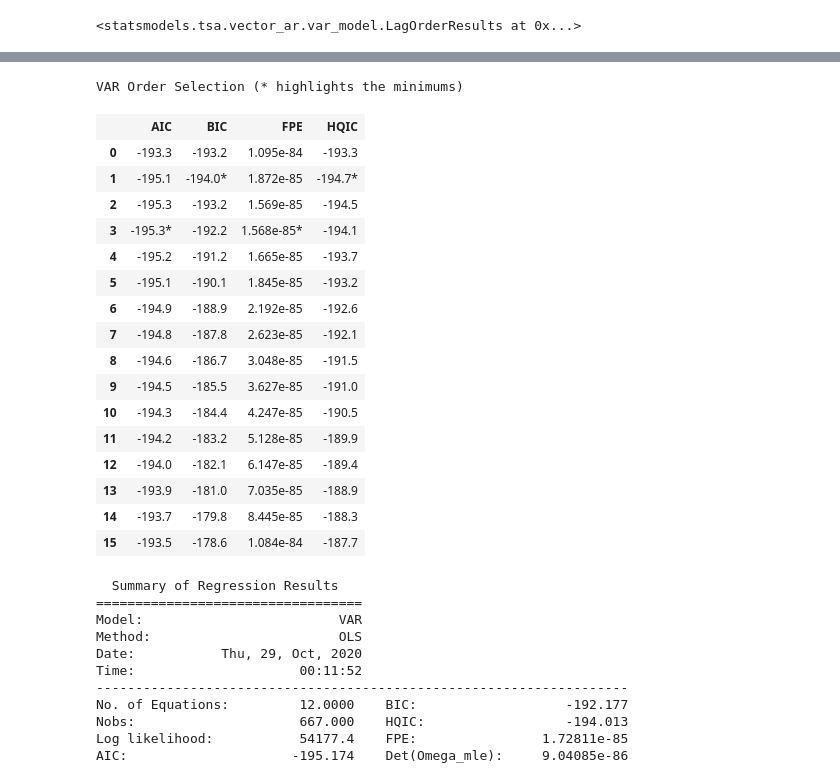
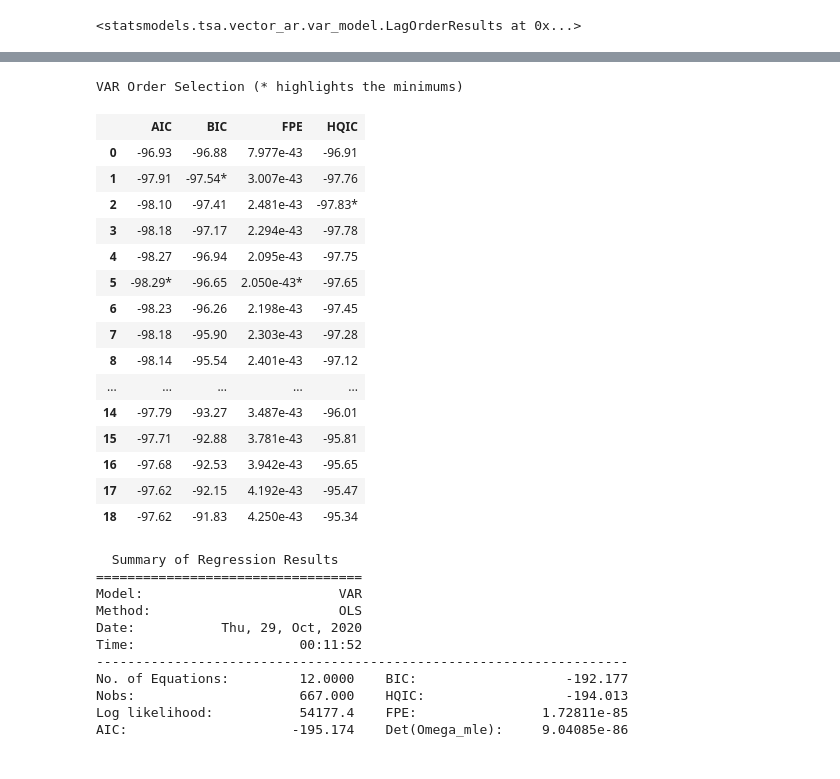
Before and after one commit to jyyskywalker/liquidity, a Jupyter notebook: code/full_process.ipynb, the cells around one changed output, grey strips where cells are left out. Cells and saved outputs as stored; diff of their text form; code cells hidden in the pictures.

```diff
--- a/code/full_process.ipynb
+++ b/code/full_process.ipynb
@@ -153,6 +149,9 @@ class var_lag_order():
 
 
     def judge_percent(self, test):
+        '''
+        添加可以选择置信度的功能
+        '''
         if test:
             if test[0]<=test[4]['1%']:
                 return '1%'
@@ -164,9 +163,12 @@ class var_lag_order():
                 return None
         return None
 
-    def test_stationary(self):
+    def test_stationary(self, degree='1%'):
         '''
         都是在 1% 的水平条件下满足
+
+        Args:
+            degree: 置信度，1%，5%，10%三种
         '''
         self.column_list = [column for column in self.initial_data]
         self.column_test = {}
@@ -177,10 +179,29 @@ class var_lag_order():
             self.column_test[column] = temp_list
         test_list_1 = []
         test_list_2 = []
-        for i in range(int(len(self.column_list)/2)):
-            if self.column_test[self.column_list[i]][1]=='1%' and self.column_test[self.column_list[i+int(len(self.column_list)/2)]][1]=='1%':
-                test_list_1.append(self.column_list[i])
-                test_list_2.append(self.column_list[i+int(len(self.column_list)/2)])
+        if degree=='1%':
+            for i in range(int(len(self.column_list)/2)):
+                temp1 = self.column_test[self.column_list[i]][1]
+                temp2 = self.column_test[self.column_list[i+int(len(self.column_list)/2)]][1]
+                if (temp1=='1%') and (temp2=='1%'):
+                    test_list_1.append(self.column_list[i])
+                    test_list_2.append(self.column_list[i+int(len(self.column_list)/2)])
+        elif degree=='5%':
+            for i in range(int(len(self.column_list)/2)):
+                temp1 = self.column_test[self.column_list[i]][1]
+                temp2 = self.column_test[self.column_list[i+int(len(self.column_list)/2)]][1]
+                if (temp1=='1%' or temp1=='5%') and (temp2=='1%' or temp2=='5%'):
+                    test_list_1.append(self.column_list[i])
+                    test_list_2.append(self.column_list[i+int(len(self.column_list)/2)])
+        elif degree=='10%':
+            for i in range(int(len(self.column_list)/2)):
+                temp1 = self.column_test[self.column_list[i]][1]
+                temp2 = self.column_test[self.column_list[i+int(len(self.column_list)/2)]][1]
+                if (temp1=='1%' or temp1=='5%' or temp1=='10%') and (temp2=='1%' or temp2=='5%' or temp2=='10%'):
+                    test_list_1.append(self.column_list[i])
+                    test_list_2.append(self.column_list[i+int(len(self.column_list)/2)])
+        else:
+            print('degree selection false')
         self.column_list = test_list_1+test_list_2
         self.process_data = self.initial_data[self.column_list]
 
@@ -210,7 +231,7 @@ class var_lag_order():
         对每个数据变量进行 Granger 因果性检验
         '''
 # %%
-data = pd.read_csv('stock.csv', index_col = 0)
+data = pd.read_csv('stock2.csv', index_col = 0)
 # %%
 varlag = var_lag_order(data)
 # %%
@@ -254,3 +295,6 @@ model = VAR(varlag.process_data)
 model.select_order(15)
 # %% [output]
 <statsmodels.tsa.vector_ar.var_model.LagOrderResults at 0x...>
+# %%
+result = model.fit()
+result.summary()
@@ -257,25 +319,24 @@ model.select_order(15)
 # %%
-result = model.select_order(15)
+result = model.select_order()
 result.summary()
 # %% [output]
 VAR Order Selection (* highlights the minimums)
 |  | AIC | BIC | FPE | HQIC |
-| 0 | -193.3 | -193.2 | 1.095e-84 | -193.3 |
-| 1 | -195.1 | -194.0* | 1.872e-85 | -194.7* |
-| 2 | -195.3 | -193.2 | 1.569e-85 | -194.5 |
-| 3 | -195.3* | -192.2 | 1.568e-85* | -194.1 |
-| 4 | -195.2 | -191.2 | 1.665e-85 | -193.7 |
-| 5 | -195.1 | -190.1 | 1.845e-85 | -193.2 |
-| 6 | -194.9 | -188.9 | 2.192e-85 | -192.6 |
-| 7 | -194.8 | -187.8 | 2.623e-85 | -192.1 |
-| 8 | -194.6 | -186.7 | 3.048e-85 | -191.5 |
-| 9 | -194.5 | -185.5 | 3.627e-85 | -191.0 |
-| 10 | -194.3 | -184.4 | 4.247e-85 | -190.5 |
-| 11 | -194.2 | -183.2 | 5.128e-85 | -189.9 |
-| 12 | -194.0 | -182.1 | 6.147e-85 | -189.4 |
-| 13 | -193.9 | -181.0 | 7.035e-85 | -188.9 |
-| 14 | -193.7 | -179.8 | 8.445e-85 | -188.3 |
-| 15 | -193.5 | -178.6 | 1.084e-84 | -187.7 |
+| 0 | -96.93 | -96.88 | 7.977e-43 | -96.91 |
+| 1 | -97.91 | -97.54* | 3.007e-43 | -97.76 |
+| 2 | -98.10 | -97.41 | 2.481e-43 | -97.83* |
+| 3 | -98.18 | -97.17 | 2.294e-43 | -97.78 |
+| 4 | -98.27 | -96.94 | 2.095e-43 | -97.75 |
+| 5 | -98.29* | -96.65 | 2.050e-43* | -97.65 |
+| 6 | -98.23 | -96.26 | 2.198e-43 | -97.45 |
+| 7 | -98.18 | -95.90 | 2.303e-43 | -97.28 |
+| 8 | -98.14 | -95.54 | 2.401e-43 | -97.12 |
+| ... | ... | ... | ... | ... |
+| 14 | -97.79 | -93.27 | 3.487e-43 | -96.01 |
+| 15 | -97.71 | -92.88 | 3.781e-43 | -95.81 |
+| 16 | -97.68 | -92.53 | 3.942e-43 | -95.65 |
+| 17 | -97.62 | -92.15 | 4.192e-43 | -95.47 |
+| 18 | -97.62 | -91.83 | 4.250e-43 | -95.34 |
 # %%
 result = model.fit(3)
 # %%
```
Also changed, not shown: parts of 13 cells of this notebook, 12 other files.
